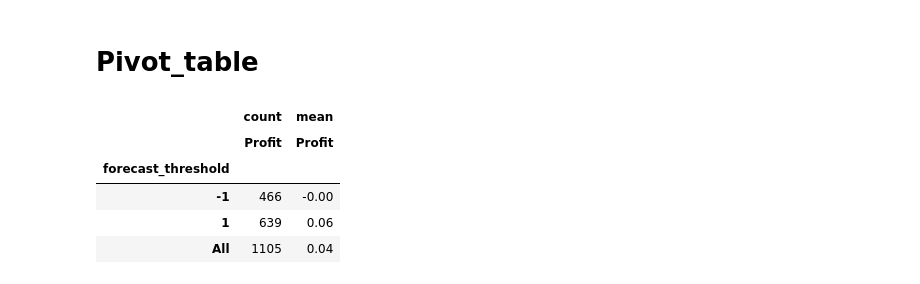
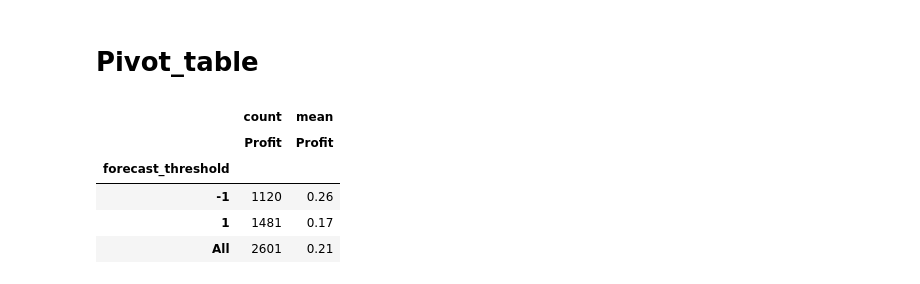
Before and after one commit to Taram1980/for_Robo, a Jupyter notebook: Copy of Transformer_in time_series_pytorch.ipynb, the cells around one changed output. Cells and saved outputs as stored; diff of their text form; code cells hidden in the pictures.

```diff
--- a/Copy of Transformer_in time_series_pytorch.ipynb
+++ b/Copy of Transformer_in time_series_pytorch.ipynb
@@ -333,0 +545,9 @@ def get_dummy_data_test(x):
+# %%
+today = datetime.datetime.today().strftime('%d/%m/%Y')
+df = investpy.get_stock_historical_data(stock='BABA',
+                                        country='United States',
+                                        from_date='01/01/2010',
+                                        to_date=today)
+dataset = pd.DataFrame(df['Close'])
+array_for_model = returns(dataset['Close'])
+len(array_for_model), len(dataset)
@@ -346,0 +571,9 @@ instrument_data = scaler.fit_transform(instrument_data.reshape(-1, 1)).flatten()
+# %%
+#test_data = np.arange(100, 150, dtype=np.float32)
+#test_data = get_dummy_data(test_data)
+test_data = array_for_model[two_thirds:]
+true_seq = test_data.copy()
+
+test_data = scaler.transform(test_data.reshape(-1, 1)).flatten()
+X_test, y_test = get_data(test_data, batch_size, enc_seq_len, output_sequence_length, False)
+print( X_test.shape, y_test.shape)
@@ -388,8 +633,0 @@ tensor(3, dtype=torch.int32)
-# %%
-# test_data = np.arange(100, 150, dtype=np.float32)
-test_data, year_test = get_dummy_data_test(x)
-true_seq = test_data.copy()
-
-test_data = scaler.transform(test_data.reshape(-1, 1)).flatten()
-X_test, y_test = get_data(test_data, batch_size, enc_seq_len, output_sequence_length, False)
-print(instrument_data.shape, X_test.shape, y_test.shape)
@@ -484,4 +733,6 @@ ax.plot(prediction, label='Network output')
 ax.plot(true_seq, label='y_true')
 ax.set_title("")
 ax.legend(loc='upper left', frameon=False);
+
+prediction = prediction.flatten()
 # %% [output]
@@ -509,28 +877,31 @@ np.sqrt(((prediction - true_seq[:-1])**2).sum())
 # Pivot_table
 # %%
 threshold = 0.
-index_for = 'forecast_threshold'
+index_for = [ 'forecast_threshold']
 
-profit_table = pd.DataFrame({'prediction':prediction, 'true':true_seq[:-1]})
-profit_table['Profit']   = ((profit_table['true'].shift(-1) / profit_table['true']- 1) * 100)
-profit_table['Profit_forec']   = ((profit_table['prediction'].shift(-1) / profit_table['prediction']- 1) * 100)
-profit_table['forecast'] = np.where((profit_table['prediction'].shift(-1) / profit_table['prediction']- 1) > 0, 1, -1)
+# profit_table = pd.DataFrame({'forec':prediction, 'true_seq':true_seq[:-1]})
+profit_table = all_prediction.copy()
+profit_table['Profit']   = ((profit_table['true_seq'].shift(-1) / profit_table['true_seq']- 1) * 100)
+profit_table['Profit_forec']   = ((profit_table['forec'].shift(-1) / profit_table['forec']- 1) * 100)
+profit_table['forecast'] = np.where((profit_table['forec'].shift(-1) / profit_table['forec']- 1) > 0, 1, -1)
 profit_table['forecast_threshold'] = np.where(profit_table['Profit_forec']> threshold, 1, np.where(profit_table['Profit_forec'] < - threshold, -1, 0))
-profit_table['Dif']      = (profit_table['true'] - profit_table['forecast']) / profit_table['true']
+profit_table['Dif']      = (profit_table['true_seq'] - profit_table['forecast']) / profit_table['true_seq']
 # profit_table['Data']     = year_test['<DATE>']
 # profit_table['Data']     = np.array(pd.to_datetime(profit_table['Data']))
 # profit_table['Year'] = profit_table['Data'].dt.year
+profit_table['Profit'] = np.where(profit_table['Profit']>20, 20, np.where(profit_table['Profit']<-20, -20, profit_table['Profit']))
+profit_table['Profit_forec'] = np.where(profit_table['Profit_forec']>20, 20, np.where(profit_table['Profit']<-20, -20, profit_table['Profit_forec']))
 profit_table.dropna(inplace = True)
 pd.pivot_table(profit_table,
-                index = [index_for],
+                index = index_for,
                 values = 'Profit',
                 aggfunc = ['count', 'mean'],
                 margins = True
                 ).round(2)
 # %% [output]
 |  | count | mean |
 |  | Profit | Profit |
 | forecast_threshold |  |  |
-| -1 | 466 | -0.00 |
-| 1 | 639 | 0.06 |
-| All | 1105 | 0.04 |
+| -1 | 1120 | 0.26 |
+| 1 | 1481 | 0.17 |
+| All | 2601 | 0.21 |
```
Also changed, not shown: parts of 43 cells of this notebook, 6 other files.
